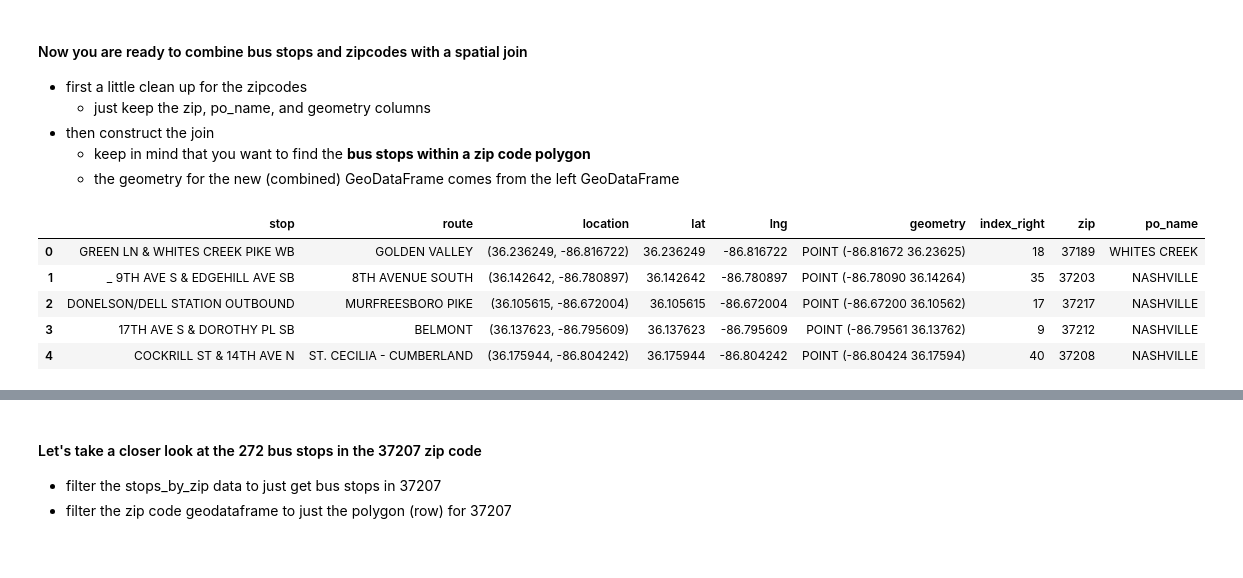
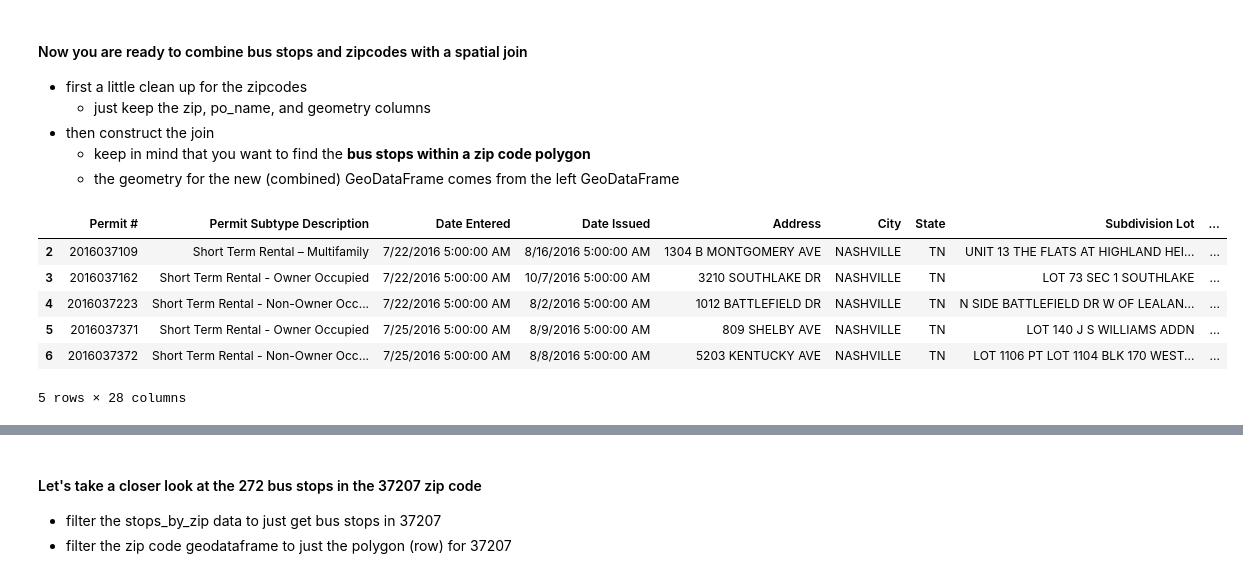
Before and after one commit to NSS-Data-Analytics-Cohort-14/geospatial-1-1-da14-Hannah00Donnelly, a Jupyter notebook: notebooks/geospatial_intro_hdonnelly.ipynb, the cells around one changed output, grey strips where cells are left out. Cells and saved outputs as stored; diff of their text form; code cells hidden in the pictures.

Commit message:
Cleaned and filtered data

```diff
--- a/notebooks/geospatial_intro_hdonnelly.ipynb
+++ b/notebooks/geospatial_intro_hdonnelly.ipynb
@@ -141,0 +199,6 @@ memory usage: 98.7+ KB
+# %%
+issued_permits_zip = issued_permits.rename(columns={'Zip Code' : 'Zip',
+                                                    'Longitude': 'lng',
+                                                    'Latitude' : 'lat'})
+
+print(issued_permits_zip.head(3))
@@ -141,0 +245,4 @@ memory usage: 98.7+ KB
+# %%
+permit_owner_info = issued_permits_zip.columns[14:20]
+issued_permits_zip_clean = issued_permits_zip.drop(columns=permit_owner_info)
+print(issued_permits_zip_clean.info())
@@ -161,7 +286,7 @@ Datum: World Geodetic System 1984 ensemble
  - a coordinate reference system
  - a geometry (we will use the geopandas `points_from_xy()` method to create a Point geometry)
 # %%
-bus_geo = gpd.GeoDataFrame(bus_stops,
+issued_permits_zip_clean_geo = gpd.GeoDataFrame(issued_permits_zip_clean,
                            crs = zipcodes.crs,
-                           geometry = gpd.points_from_xy(bus_stops.lng, bus_stops.lat))
+                           geometry = gpd.points_from_xy(issued_permits_zip_clean.lng, issued_permits_zip_clean.lat))
 # %%
@@ -178,13 +303,14 @@ geopandas.geodataframe.GeoDataFrame
 # %%
 zipcodes = zipcodes[['zip', 'po_name', 'geometry']]
 # %%
-stops_by_zip = gpd.sjoin(bus_geo, zipcodes, predicate = 'within')
+rentals_by_zip = gpd.sjoin(issued_permits_zip_clean_geo, zipcodes, predicate = 'within')
 # %%
-stops_by_zip.head()
+rentals_by_zip.head()
 # %% [output]
-|  | stop | route | location | lat | lng | geometry | index_right | zip | po_name |
-| 0 | GREEN LN & WHITES CREEK PIKE WB | GOLDEN VALLEY | (36.236249, -86.816722) | 36.236249 | -86.816722 | POINT (-86.81672 36.23625) | 18 | 37189 | WHITES CREEK |
-| 1 | _ 9TH AVE S & EDGEHILL AVE SB | 8TH AVENUE SOUTH | (36.142642, -86.780897) | 36.142642 | -86.780897 | POINT (-86.78090 36.14264) | 35 | 37203 | NASHVILLE |
-| 2 | DONELSON/DELL STATION OUTBOUND | MURFREESBORO PIKE | (36.105615, -86.672004) | 36.105615 | -86.672004 | POINT (-86.67200 36.10562) | 17 | 37217 | NASHVILLE |
-| 3 | 17TH AVE S & DOROTHY PL SB | BELMONT | (36.137623, -86.795609) | 36.137623 | -86.795609 | POINT (-86.79561 36.13762) | 9 | 37212 | NASHVILLE |
-| 4 | COCKRILL ST & 14TH AVE N | ST. CECILIA - CUMBERLAND | (36.175944, -86.804242) | 36.175944 | -86.804242 | POINT (-86.80424 36.17594) | 40 | 37208 | NASHVILLE |
+|  | Permit # | Permit Subtype Description | Date Entered | Date Issued | Address | City | State | Subdivision Lot | ... |
+| 2 | 2016037109 | Short Term Rental – Multifamily | 7/22/2016 5:00:00 AM | 8/16/2016 5:00:00 AM | 1304 B MONTGOMERY AVE | NASHVILLE | TN | UNIT 13 THE FLATS AT HIGHLAND HEI... | ... |
+| 3 | 2016037162 | Short Term Rental - Owner Occupied | 7/22/2016 5:00:00 AM | 10/7/2016 5:00:00 AM | 3210 SOUTHLAKE DR | NASHVILLE | TN | LOT 73 SEC 1 SOUTHLAKE | ... |
+| 4 | 2016037223 | Short Term Rental - Non-Owner Occ... | 7/22/2016 5:00:00 AM | 8/2/2016 5:00:00 AM | 1012 BATTLEFIELD DR | NASHVILLE | TN | N SIDE BATTLEFIELD DR W OF LEALAN... | ... |
+| 5 | 2016037371 | Short Term Rental - Owner Occupied | 7/25/2016 5:00:00 AM | 8/9/2016 5:00:00 AM | 809 SHELBY AVE | NASHVILLE | TN | LOT 140 J S WILLIAMS ADDN | ... |
+| 6 | 2016037372 | Short Term Rental - Non-Owner Occ... | 7/25/2016 5:00:00 AM | 8/8/2016 5:00:00 AM | 5203 KENTUCKY AVE | NASHVILLE | TN | LOT 1106 PT LOT 1104 BLK 170 WEST... | ... |
+5 rows × 28 columns
```
Also changed, not shown: parts of 19 cells of this notebook.
